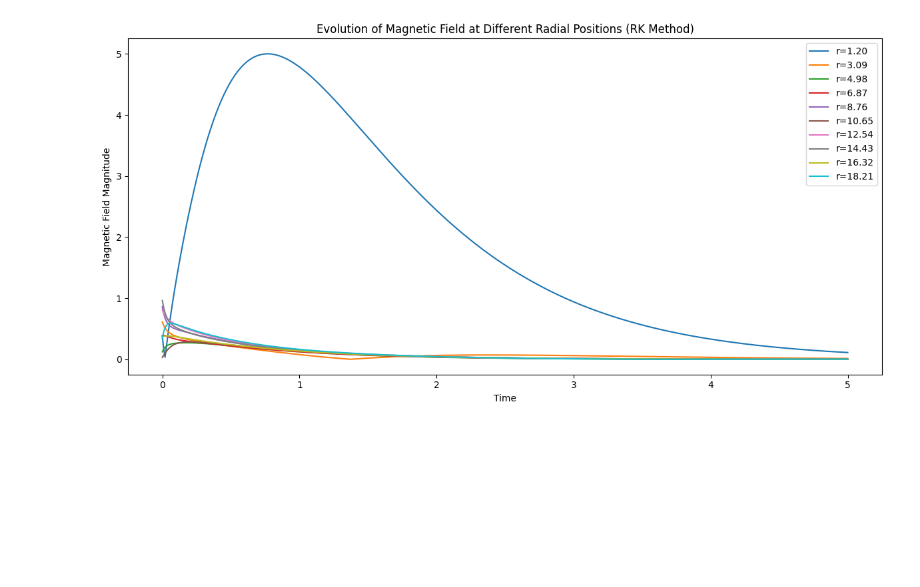
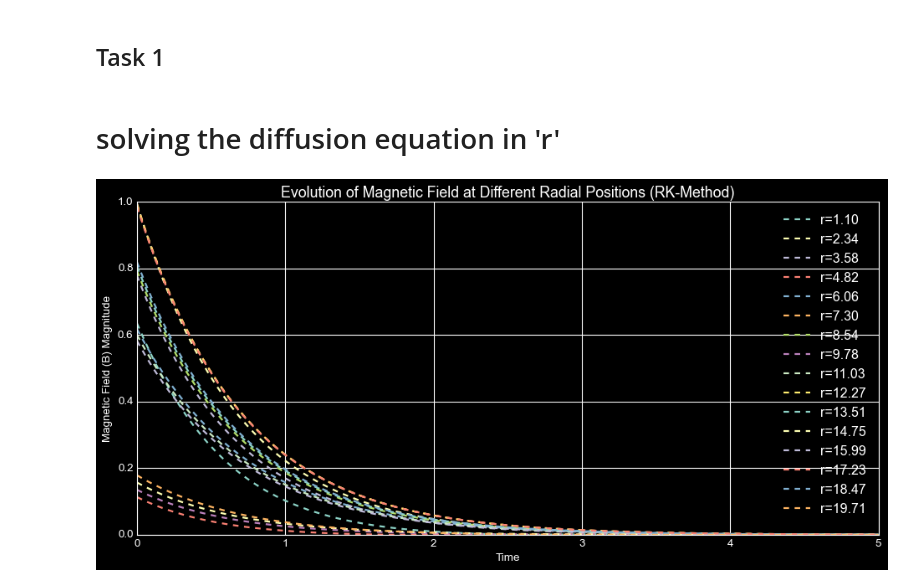
Before and after one commit to SohamMaji31072001/Galaxy-Dynamo-Simulations, a Jupyter notebook: step1_diffusion_equation.ipynb, the cells around one changed output. Saved outputs shown, nothing was run; the diff lists cells and outputs as text; code cells hidden in the pictures; blank space fills up the shorter version.

```diff
--- a/step1_diffusion_equation.ipynb
+++ b/step1_diffusion_equation.ipynb
@@ -1,57 +1,64 @@
+# %% [markdown]
+## Task 1
+# %% [markdown]
+# solving the diffusion equation in 'r'
 # %%
 import numpy as np
 import matplotlib.pyplot as plt
+import matplotlib.style as style
+style.use('dark_background')
 
-# Parameters
-eta_t = 0.5 # Increased turbulent magnetic diffusivity
+# Parameters of the equations
+ # Turbulent magnetic diffusivity
+eta_diffusivity = 0.5
 # Radial grid
 R_max = 20  # Maximum radial distance
-Nr = 200  # Increased number of grid points in radial direction
-dr = R_max / Nr
+N_grid = 200  # Number of grid points in radial direction
+d_r = R_max / N_grid
 
 # Time parameters
-T = 5.0  # Increased total time
-Nt = 500  # Increased number of time steps
-dt = T / Nt
+Total_Time= 5.0  # Total time (increased)
+N_t = 500  # Number of time steps (increased)
+d_t = Total_Time/ N_t
 
 # Initialize magnetic field B (considering only the radial component) with different initial values
-R = np.linspace(1.2, R_max, Nr)
-# Initial value: Let's say a random initial field
+r= np.linspace(1, R_max, N_grid)
+# Initial value: Let's say a sinusoidal initial field
 np.random.seed(42)
-Br = np.random.rand(Nr)
-#Br = np.sin(4*np.pi*R/R_max)
+initial_Br = np.sin(4*np.pi*r/R_max)
+H = 1
 
 # Function to compute the radial Laplacian of B
-def compute_laplacian(R,Br):
-    return np.gradient((1/R)*np.gradient(R*Br, dr), dr) - ((np.pi)**2)/(4) * Br
+def Laplacian_of(r, Br):
+    return (np.gradient((1/r)*np.gradient(r*Br, d_r), d_r) - ((np.pi)**2)/(4*H**2) * Br)
 
 # Runge-Kutta method for solving the diffusion equation
-def runge_kutta_step(R, Br, dt):
-    k1 = dt * eta_t * compute_laplacian(R, Br)
-    k2 = dt * eta_t * compute_laplacian(R + 0.5 * k1, Br + 0.5 * k1)
-    k3 = dt * eta_t * compute_laplacian(R + 0.5 * k2, Br + 0.5 * k2)
-    k4 = dt * eta_t * compute_laplacian(R + k3, Br + k3)
+def RK_time_step(r, Br, d_t):
+    k1 = d_t * eta_diffusivity * Laplacian_of(r, Br)
+    k2 = d_t * eta_diffusivity * Laplacian_of(r+ 0.5 * k1, Br + 0.5 * k1)
+    k3 = d_t * eta_diffusivity * Laplacian_of(r+ 0.5 * k2, Br + 0.5 * k2)
+    k4 = d_t * eta_diffusivity * Laplacian_of(r+ k3, Br + k3)
     return Br + (k1 + 2 * k2 + 2 * k3 + k4) / 6
 
-# Store the evolution of magnetic field at different radial positions
-evolution_at_r = np.zeros((Nt + 1, Nr))
+# Array to store the evolution of magnetic field at different radial positions
+evolution_at_r = np.zeros((N_t + 1, N_grid))
 
 # Time-stepping scheme using Runge-Kutta
-for t in range(Nt + 1):
-    evolution_at_r[t, :] = np.copy(Br)
-    Br = runge_kutta_step(R, Br, dt)
+magnetic_field = np.copy(initial_Br)
+for t in range(N_t + 1):
+    evolution_at_r[t, :] = magnetic_field
+    magnetic_field = RK_time_step(r, magnetic_field, d_t)
 
 # Plot the evolution of magnetic field at different radial positions over time
 plt.figure(figsize=(12, 6))
-for i in range(0, Nr, Nr//10):
-    plt.plot(np.linspace(0, T, Nt + 1), np.abs(evolution_at_r[:, i]), label=f'r={R[i]:.2f}')
+for i in range(1, N_grid, N_grid//15):
+    plt.plot(np.linspace(0, Total_Time, N_t + 1), np.abs(evolution_at_r[:, i]), label=f'r={r[i]:.2f}', linestyle='--')
 
 plt.xlabel('Time')
-plt.ylabel('Magnetic Field Magnitude')
-plt.title('Evolution of Magnetic Field at Different Radial Positions (RK Method)')
+plt.ylabel('Magnetic Field (B) Magnitude')
+plt.title('Evolution of Magnetic Field at Different Radial Positions (RK-Method)')
 plt.legend()
 plt.tight_layout()
-#plt.xlim(8.975,9.10)
 plt.show()
 # %% [output]
-[figure, old version]
+[figure, new version]
```
Also changed, not shown: parts of 8 cells of this notebook.
